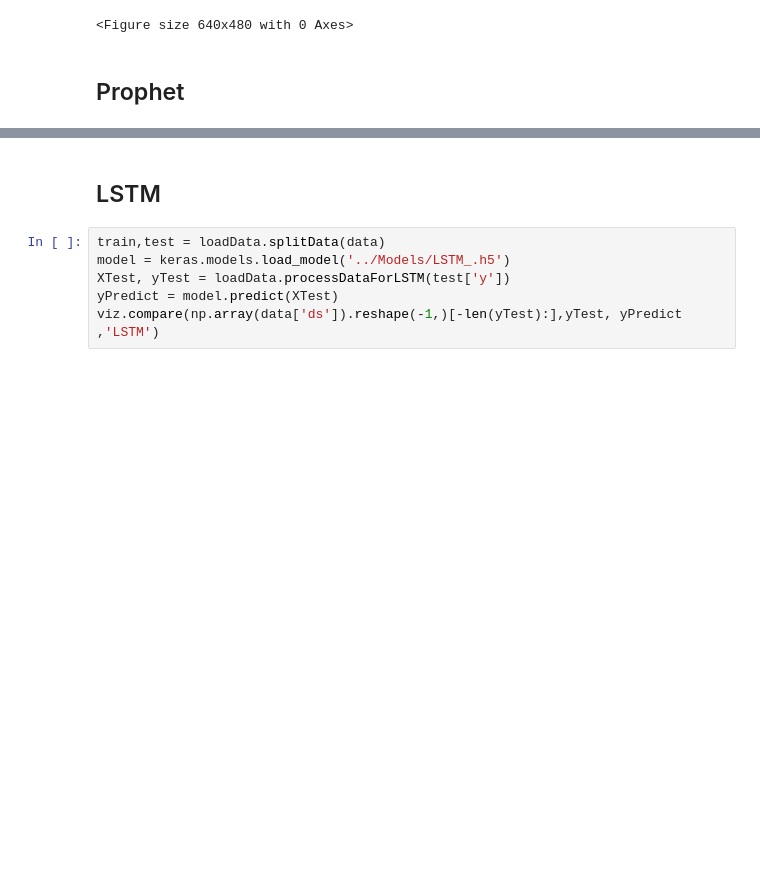
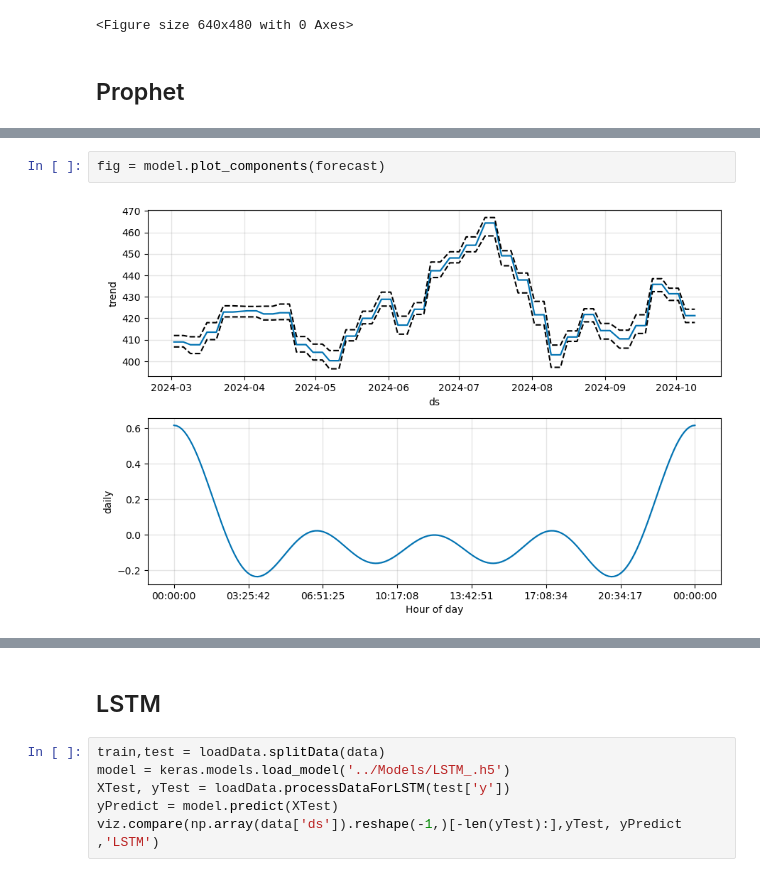
Before and after one commit to GGSimmons1992/5wbtHJaH3kS0oFG6, a Jupyter notebook: Notebooks/Evaluation.ipynb, the cells around one changed output, grey strips where cells are left out. Saved outputs shown, nothing was run; the diff lists cells and outputs as text; blank space fills up the shorter version.

```diff
--- a/Notebooks/Evaluation.ipynb
+++ b/Notebooks/Evaluation.ipynb
@@ -165,0 +160,4 @@ Prophet Scaled Seasonality MAE: 0.1341559192940239
+# %%
+fig = model.plot_components(forecast)
+# %% [output]
+[figure, added]
```
Also changed, not shown: parts of 4 cells of this notebook, 6 other files.
